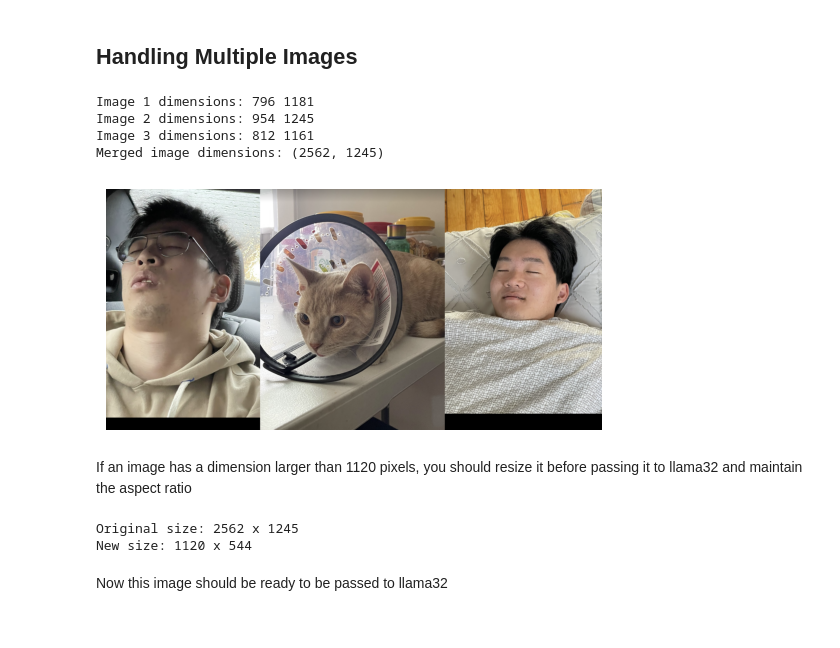
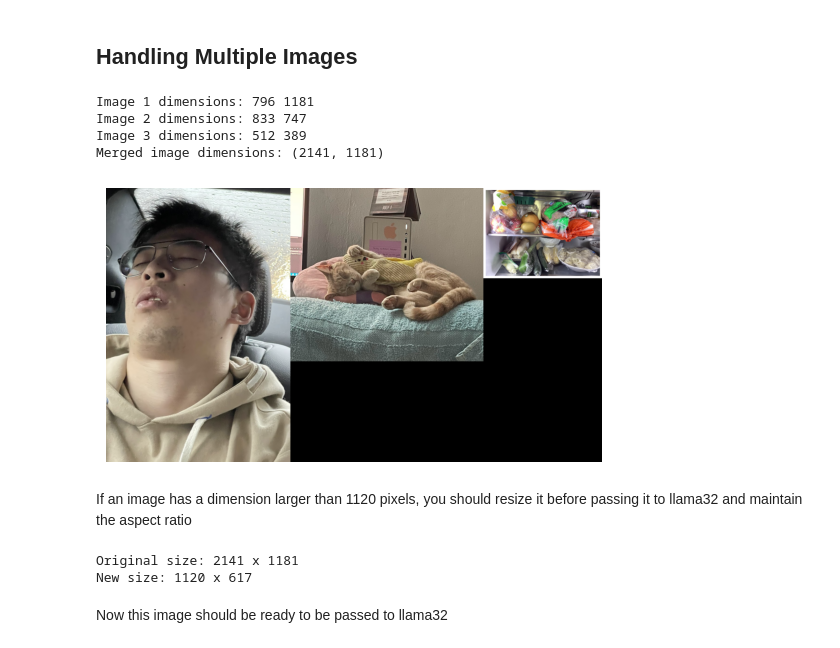
Before and after one commit to namtran6701/Multimodal_Llama_3.2, a Jupyter notebook: llama32_multimodal_use_cases.ipynb, the cells around one changed output. Cells and saved outputs as stored; diff of their text form; code cells hidden in the pictures.

```diff
--- a/llama32_multimodal_use_cases.ipynb
+++ b/llama32_multimodal_use_cases.ipynb
@@ -61,17 +61,17 @@ Overall, the total cost to build a living room like this in Dallas, TX could ran
 # %%
 from utils import merge_images
 import matplotlib.pyplot as plt
 
-merged_image = merge_images("./images/sleep.png", "./images/cat2.png", "./images/korean.png")
+merged_image = merge_images("./images/sleep.png", "./images/cat.png", "./images/fridge.jpg")
 plt.imshow(merged_image)
 plt.axis('off')
 plt.show()
 # %% [output]
 Image 1 dimensions: 796 1181
-Image 2 dimensions: 954 1245
-Image 3 dimensions: 812 1161
-Merged image dimensions: (2562, 1245)
+Image 2 dimensions: 833 747
+Image 3 dimensions: 512 389
+Merged image dimensions: (2141, 1181)
-[figure, old version]
+[figure, new version]
 # %% [markdown]
 If an image has a dimension larger than 1120 pixels, you should resize it before passing it to llama32 and maintain the aspect ratio
 # %%
@@ -79,8 +79,8 @@ from utils import resize_image
 
 resized_image = resize_image(merged_image) # the image is saved to resized_image.jpg in the same folder as others
 # %% [output]
-Original size: 2562 x 1245
-New size: 1120 x 544
+Original size: 2141 x 1181
+New size: 1120 x 617
 # %% [markdown]
 Now this image should be ready to be passed to llama32
 # %%
```
Also changed, not shown: parts of 10 cells of this notebook, 4 other files.
